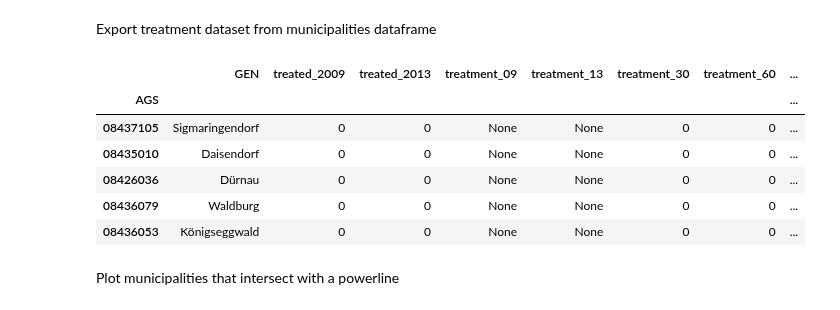
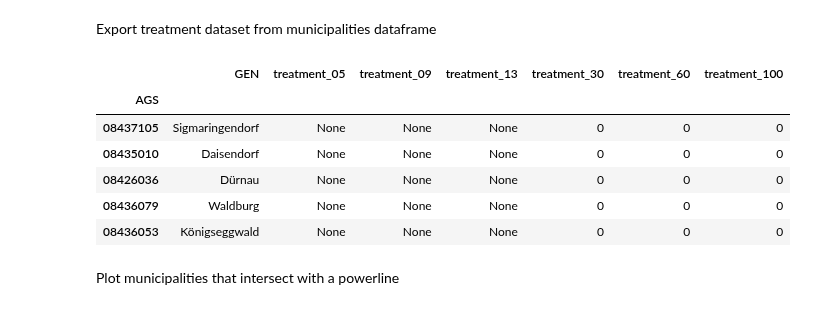
Before and after one commit to jan-schaeffer/powerlinemonsters, a Jupyter notebook: pl_treatment.ipynb, the cells around one changed output. Saved outputs shown, nothing was run; the diff lists cells and outputs as text; code cells hidden in the pictures.

```diff
--- a/pl_treatment.ipynb
+++ b/pl_treatment.ipynb
@@ -265,0 +273,11 @@ Name: treated_30_09, dtype: object
+# %%
+for buffer in (15, 30, 50):
+    for i in range(len(municipalities)):
+        # this sets the treatment year variable
+        municipalities['treated_2005'] = np.where(municipalities[f'treated_{buffer*2}_05'] == True, 1, 0)
+        municipalities['treated_2009'] = np.where(municipalities[f'treated_{buffer*2}_09'] == True, 1, 0)
+        municipalities['treated_2013'] = np.where(municipalities[f'treated_{buffer*2}_13'] == True, 1, 0)
+# %%
+municipalities['treatment_year'] = np.where(municipalities['treated_2013'] == 1, 2013, 0)
+municipalities['treatment_year'] = np.where(municipalities['treated_2009'] == 1, 2009, municipalities['treatment_year'])
+municipalities['treatment_year'] = np.where(municipalities['treated_2005'] == 1, 2005, municipalities['treatment_year'])
@@ -266,7 +292,7 @@ Name: treated_30_09, dtype: object
 # %% [markdown]
 Create single treatment (type )indicators for each year --> This also 'unnests' the treatment groups
 # %%
-years = ['09', '13']
+years = ['05', '09', '13']
 for year in years:
     municipalities[f'treatment_{year}'] = np.where(municipalities[f'treated_100_{year}'] == True, '100', 'None')
     municipalities[f'treatment_{year}'] = np.where(municipalities[f'treated_60_{year}'] == True, '60', municipalities[f'treatment_{year}'])
@@ -292,6 +323,7 @@ Create treatment (in year) indicator for all buffer sizes
 for buffer in (15, 30, 50):
     municipalities[f'treatment_{buffer*2}'] = np.where(municipalities[f'treated_{buffer*2}_13'] == True, 2013, 0)
     municipalities[f'treatment_{buffer*2}'] = np.where(municipalities[f'treated_{buffer*2}_09'] == True, 2009, municipalities[f'treatment_{buffer*2}'])
+    municipalities[f'treatment_{buffer*2}'] = np.where(municipalities[f'treated_{buffer*2}_05'] == True, 2005, municipalities[f'treatment_{buffer*2}'])
 # %%
 for buffer in (15, 30, 50):
     print(municipalities[f'treatment_{buffer*2}'].value_counts())
@@ -318,20 +351,20 @@ municipalities.to_file(f'{path}/data/geodata/municipalities.shp')
 Export treatment dataset from municipalities dataframe
 # %%
 treatment = pd.DataFrame(municipalities)
-columns = ['AGS', 'GEN', 'treated_2009', 'treated_2013', 'treatment_09', 'treatment_13',  'treatment_30', 'treatment_60', 'treatment_100']
-#columns = columns.append('treated_30_09','treated_60_09','treated_100_09', 'treated_30_13','treated_60_13','treated_100_13')
+columns = ['AGS', 'GEN', 'treatment_05', 'treatment_09', 'treatment_13',  'treatment_30', 'treatment_60', 'treatment_100']
+#columns = columns + ['treated_2005', 'treated_2009', 'treated_2013', 'treated_30_05','treated_60_05','treated_100_05', 'treated_30_09','treated_60_09','treated_100_09', 'treated_30_13','treated_60_13','treated_100_13']
 treatment = treatment.reindex(columns=columns)
 treatment = treatment.set_index('AGS')
 treatment = treatment.replace({True:1, False:0})
 treatment.to_csv(f'{path}/data/treatment.csv', encoding = 'utf-8-sig')
 treatment.head()
 # %% [output]
-|  | GEN | treated_2009 | treated_2013 | treatment_09 | treatment_13 | treatment_30 | treatment_60 | ... |
-| AGS |  |  |  |  |  |  |  | ... |
-| 08437105 | Sigmaringendorf | 0 | 0 | None | None | 0 | 0 | ... |
-| 08435010 | Daisendorf | 0 | 0 | None | None | 0 | 0 | ... |
-| 08426036 | Dürnau | 0 | 0 | None | None | 0 | 0 | ... |
-| 08436079 | Waldburg | 0 | 0 | None | None | 0 | 0 | ... |
-| 08436053 | Königseggwald | 0 | 0 | None | None | 0 | 0 | ... |
+|  | GEN | treatment_05 | treatment_09 | treatment_13 | treatment_30 | treatment_60 | treatment_100 |
+| AGS |  |  |  |  |  |  |  |
+| 08437105 | Sigmaringendorf | None | None | None | 0 | 0 | 0 |
+| 08435010 | Daisendorf | None | None | None | 0 | 0 | 0 |
+| 08426036 | Dürnau | None | None | None | 0 | 0 | 0 |
+| 08436079 | Waldburg | None | None | None | 0 | 0 | 0 |
+| 08436053 | Königseggwald | None | None | None | 0 | 0 | 0 |
 # %% [markdown]
 Plot municipalities that intersect with a powerline
```
Also changed, not shown: parts of 21 cells of this notebook, 10 other files.
